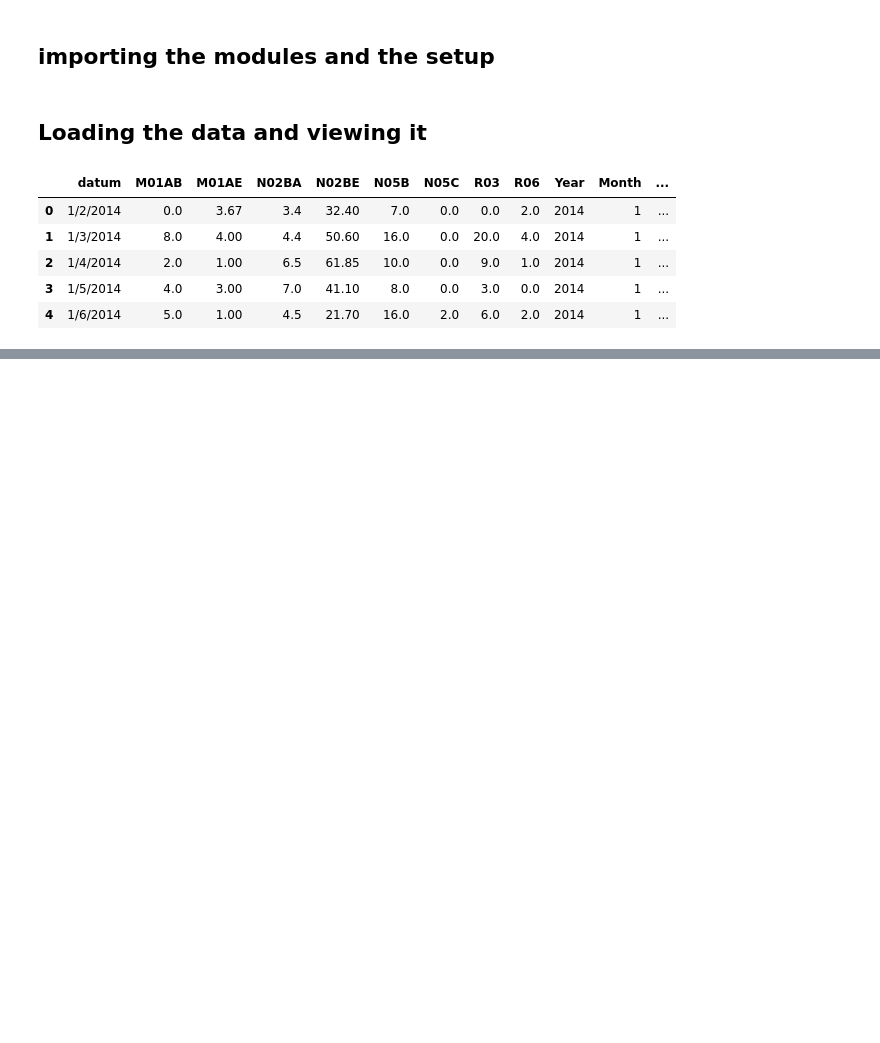
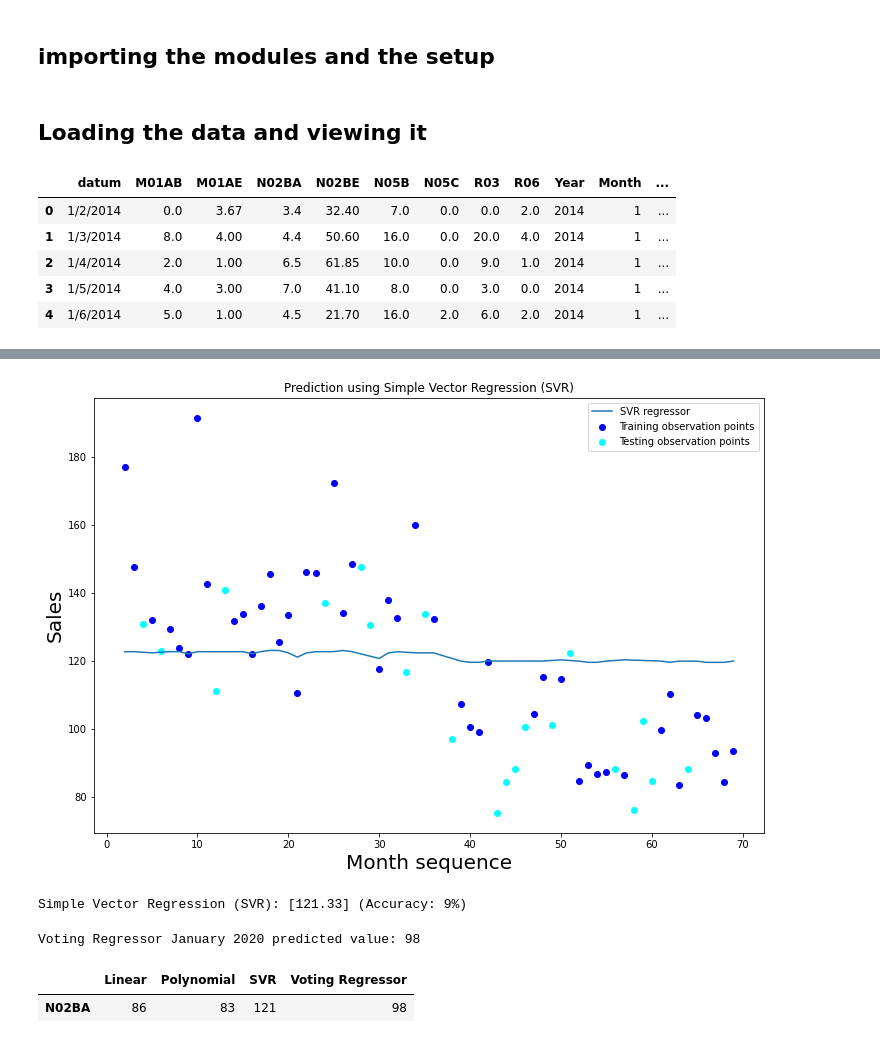
Before and after one commit to Desmondonam/pharmaceutical-prediction, a Jupyter notebook: Notebooks/Analyzing Pharmaceutical sales data.ipynb, the cells around one changed output, grey strips where cells are left out. Saved outputs shown, nothing was run; the diff lists cells and outputs as text; code cells hidden in the pictures; blank space fills up the shorter version.

```diff
--- a/Notebooks/Analyzing Pharmaceutical sales data.ipynb
+++ b/Notebooks/Analyzing Pharmaceutical sales data.ipynb
@@ -51,0 +342,25 @@ df.head()
+# %%
+# SIMPLE VECTOR REGRESSION (SVR)
+svrResult = predictSVR(X_train, y_train, X_test, y_test)
+svr_regressor = svrResult['regressor']
+regValues['SVR'] = round(svrResult['values'][0])
+# %% [output]
+[figure, added]
+Simple Vector Regression (SVR): [121.33] (Accuracy: 9%)
+# %%
+vRegressor = VotingRegressor(estimators=[('reg', reg), ('polynomial_regressor', polynomial_regressor), ('svr_regressor', svr_regressor)])
+
+vRegressorRes = vRegressor.fit(X_train, y_train.ravel())
+
+# VotingRegressor - Predict for January 2020
+vRegressor_predict = vRegressor.predict([[predictFor]])
+regValues['Voting Regressor'] = round(vRegressor_predict[0])
+print('Voting Regressor January 2020 predicted value: ' + str(round(vRegressor_predict[0])))
+regResults.loc[product] = regValues
+# %% [output]
+Voting Regressor January 2020 predicted value: 98
+# %%
+regResults
+# %% [output]
+|  | Linear | Polynomial | SVR | Voting Regressor |
+| N02BA | 86 | 83 | 121 | 98 |
```
Also changed, not shown: parts of 35 cells of this notebook.
